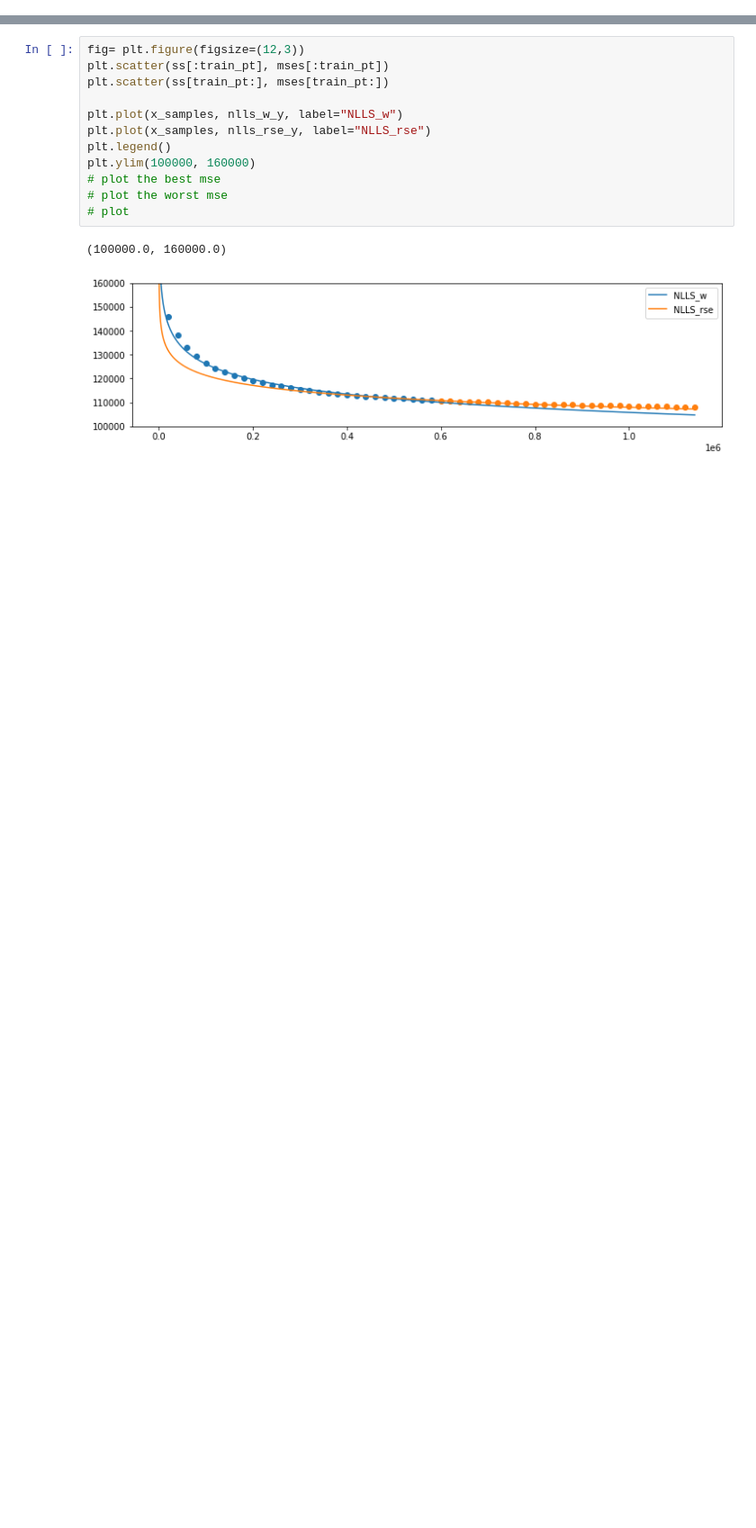
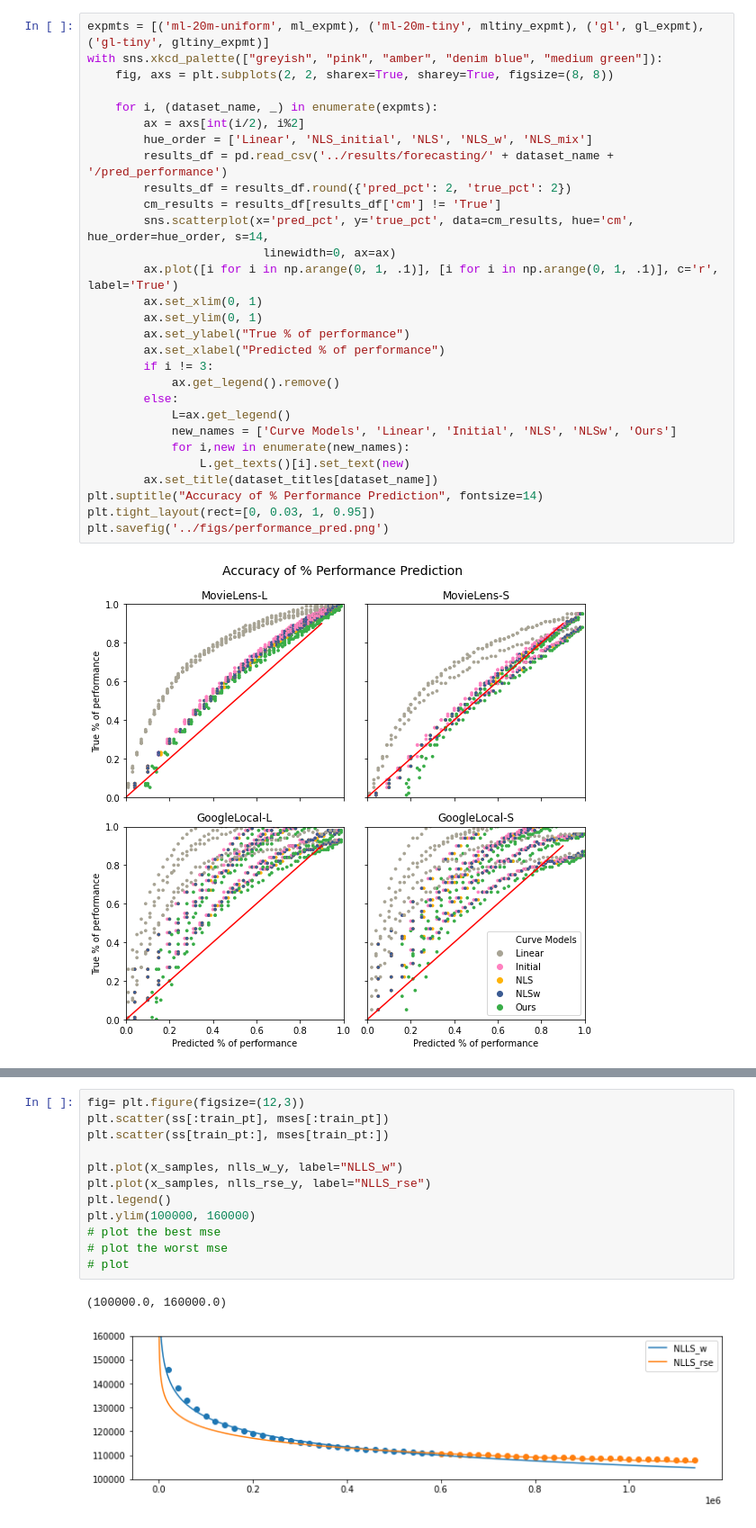
Before and after one commit to divyashan/learning_to_limit, a Jupyter notebook: notebooks/Power Law Results.ipynb, the cells around one changed output, grey strips where cells are left out. Shown at 90% size. Cells and saved outputs as stored; diff of their text form; blank space fills up the shorter version.

```diff
--- a/notebooks/Power Law Results.ipynb
+++ b/notebooks/Power Law Results.ipynb
@@ -34,0 +144,31 @@ nlls_rse_y = [nlls_rse.f(x, **nlls_rse.p) for x in x_samples]
+# %%
+expmts = [('ml-20m-uniform', ml_expmt), ('ml-20m-tiny', mltiny_expmt), ('gl', gl_expmt), ('gl-tiny', gltiny_expmt)]
+with sns.xkcd_palette(["greyish", "pink", "amber", "denim blue", "medium green"]):
+    fig, axs = plt.subplots(2, 2, sharex=True, sharey=True, figsize=(8, 8))
+
+    for i, (dataset_name, _) in enumerate(expmts):
+        ax = axs[int(i/2), i%2]
+        hue_order = ['Linear', 'NLS_initial', 'NLS', 'NLS_w', 'NLS_mix']
+        results_df = pd.read_csv('../results/forecasting/' + dataset_name + '/pred_performance')
+        results_df = results_df.round({'pred_pct': 2, 'true_pct': 2})
+        cm_results = results_df[results_df['cm'] != 'True']
+        sns.scatterplot(x='pred_pct', y='true_pct', data=cm_results, hue='cm', hue_order=hue_order, s=14,
+                         linewidth=0, ax=ax)
+        ax.plot([i for i in np.arange(0, 1, .1)], [i for i in np.arange(0, 1, .1)], c='r', label='True')
+        ax.set_xlim(0, 1)
+        ax.set_ylim(0, 1)
+        ax.set_ylabel("True % of performance")
+        ax.set_xlabel("Predicted % of performance")
+        if i != 3:
+            ax.get_legend().remove()
+        else:
+            L=ax.get_legend()
+            new_names = ['Curve Models', 'Linear', 'Initial', 'NLS', 'NLSw', 'Ours']
+            for i,new in enumerate(new_names):
+                L.get_texts()[i].set_text(new)
+        ax.set_title(dataset_titles[dataset_name])
+plt.suptitle("Accuracy of % Performance Prediction", fontsize=14)
+plt.tight_layout(rect=[0, 0.03, 1, 0.95])
+plt.savefig('../figs/performance_pred.png')
+# %% [output]
+[figure, added]
```
Also changed, not shown: parts of 5 cells of this notebook, 3 other files.
